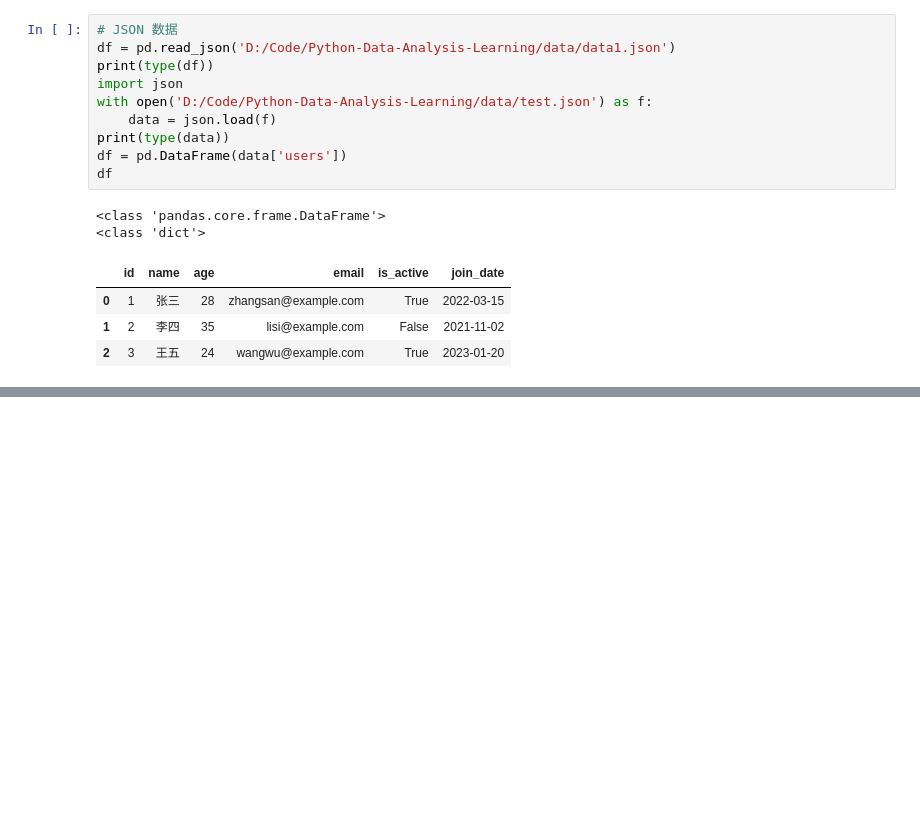
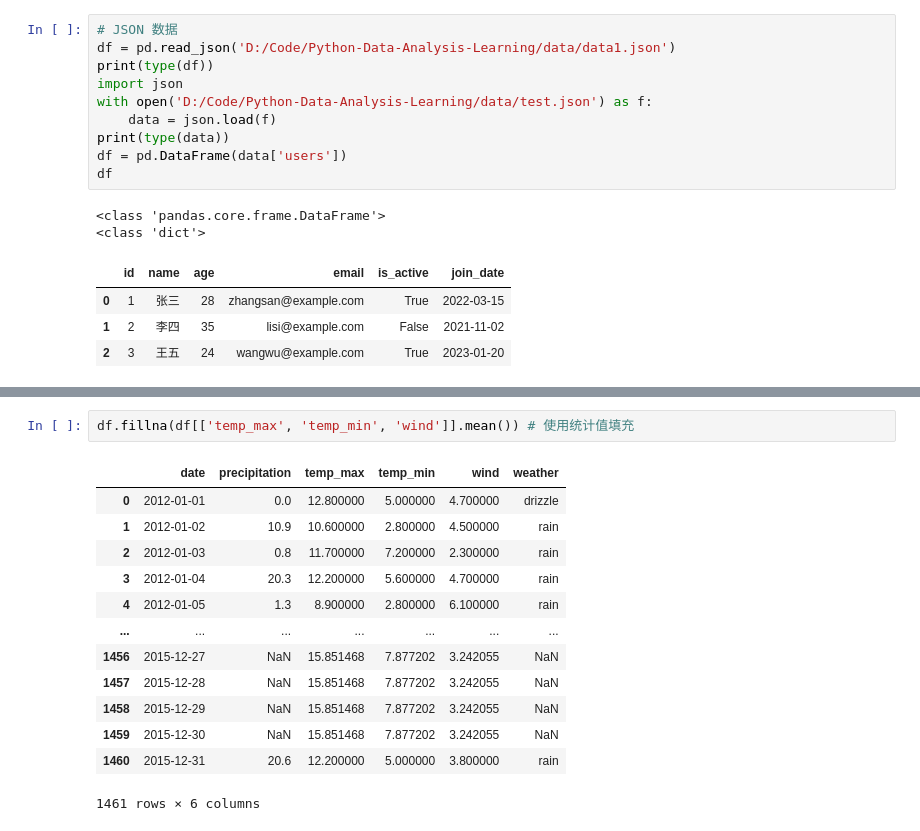
Before and after one commit to zimiao-dev/Python-Data-Analysis-Learning, a Jupyter notebook: 03_data_analysis/data_analysis.ipynb, the cells around one changed output, grey strips where cells are left out. Cells and saved outputs as stored; diff of their text form; blank space fills up the shorter version.

```diff
--- a/03_data_analysis/data_analysis.ipynb
+++ b/03_data_analysis/data_analysis.ipynb
@@ -43,0 +209,16 @@ df
+# %%
+df.fillna(df[['temp_max', 'temp_min', 'wind']].mean()) # 使用统计值填充
+# %% [output]
+|  | date | precipitation | temp_max | temp_min | wind | weather |
+| 0 | 2012-01-01 | 0.0 | 12.800000 | 5.000000 | 4.700000 | drizzle |
+| 1 | 2012-01-02 | 10.9 | 10.600000 | 2.800000 | 4.500000 | rain |
+| 2 | 2012-01-03 | 0.8 | 11.700000 | 7.200000 | 2.300000 | rain |
+| 3 | 2012-01-04 | 20.3 | 12.200000 | 5.600000 | 4.700000 | rain |
+| 4 | 2012-01-05 | 1.3 | 8.900000 | 2.800000 | 6.100000 | rain |
+| ... | ... | ... | ... | ... | ... | ... |
+| 1456 | 2015-12-27 | NaN | 15.851468 | 7.877202 | 3.242055 | NaN |
+| 1457 | 2015-12-28 | NaN | 15.851468 | 7.877202 | 3.242055 | NaN |
+| 1458 | 2015-12-29 | NaN | 15.851468 | 7.877202 | 3.242055 | NaN |
+| 1459 | 2015-12-30 | NaN | 15.851468 | 7.877202 | 3.242055 | NaN |
+| 1460 | 2015-12-31 | 20.6 | 12.200000 | 5.000000 | 3.800000 | rain |
+1461 rows × 6 columns
```
Also changed, not shown: parts of 22 cells of this notebook.
